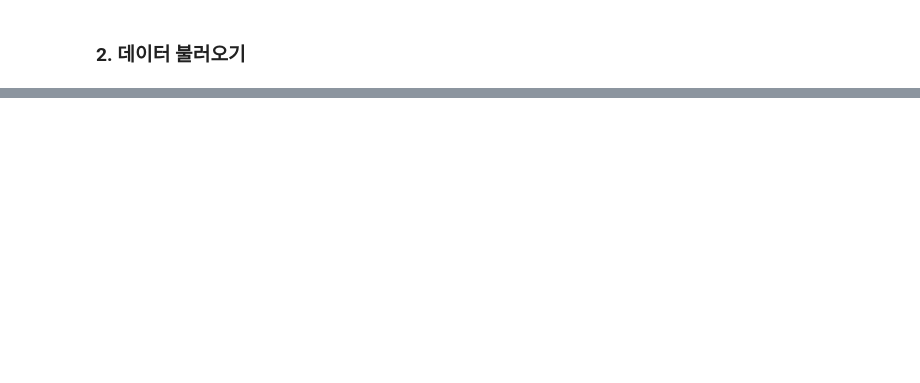
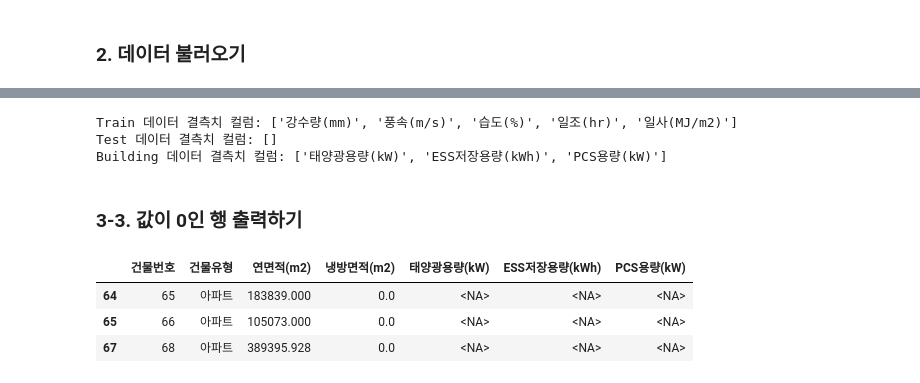
Before and after one commit to dongkieric98/-, a Jupyter notebook: electricity_EDA.ipynb, the cells around one changed output, grey strips where cells are left out. Saved outputs shown, nothing was run; the diff lists cells and outputs as text; code cells hidden in the pictures; blank space fills up the shorter version.

```diff
--- a/electricity_EDA.ipynb
+++ b/electricity_EDA.ipynb
@@ -200,0 +55,21 @@ plt.show()
+# %%
+# 각 데이터셋에서 결측치가 포함된 컬럼 목록을 반환하는 함수
+def find_columns_with_missing_values(df):
+    missing_columns = df.columns[df.isnull().any()].tolist()
+    return missing_columns
+
+# train, test, building 데이터셋에서 결측치가 있는 컬럼 추출
+missing_columns_train = find_columns_with_missing_values(train)
+missing_columns_test = find_columns_with_missing_values(test)
+missing_columns_building = find_columns_with_missing_values(building)
+
+# 출력
+print("Train 데이터 결측치 컬럼:", missing_columns_train)
+print("Test 데이터 결측치 컬럼:", missing_columns_test)
+print("Building 데이터 결측치 컬럼:", missing_columns_building)
+# %% [output]
+Train 데이터 결측치 컬럼: ['강수량(mm)', '풍속(m/s)', '습도(%)', '일조(hr)', '일사(MJ/m2)']
+Test 데이터 결측치 컬럼: []
+Building 데이터 결측치 컬럼: ['태양광용량(kW)', 'ESS저장용량(kWh)', 'PCS용량(kW)']
+# %% [markdown]
+### 3-3. 값이 0인 행 출력하기
@@ -200,0 +86,8 @@ plt.show()
+# %%
+# building 데이터에서 값이 0인 행 출력하기
+rows_with_zeros_building
+# %% [output]
+|  | 건물번호 | 건물유형 | 연면적(m2) | 냉방면적(m2) | 태양광용량(kW) | ESS저장용량(kWh) | PCS용량(kW) |
+| 64 | 65 | 아파트 | 183839.000 | 0.0 | <NA> | <NA> | <NA> |
+| 65 | 66 | 아파트 | 105073.000 | 0.0 | <NA> | <NA> | <NA> |
+| 67 | 68 | 아파트 | 389395.928 | 0.0 | <NA> | <NA> | <NA> |
```
Also changed, not shown: parts of 24 cells of this notebook.
